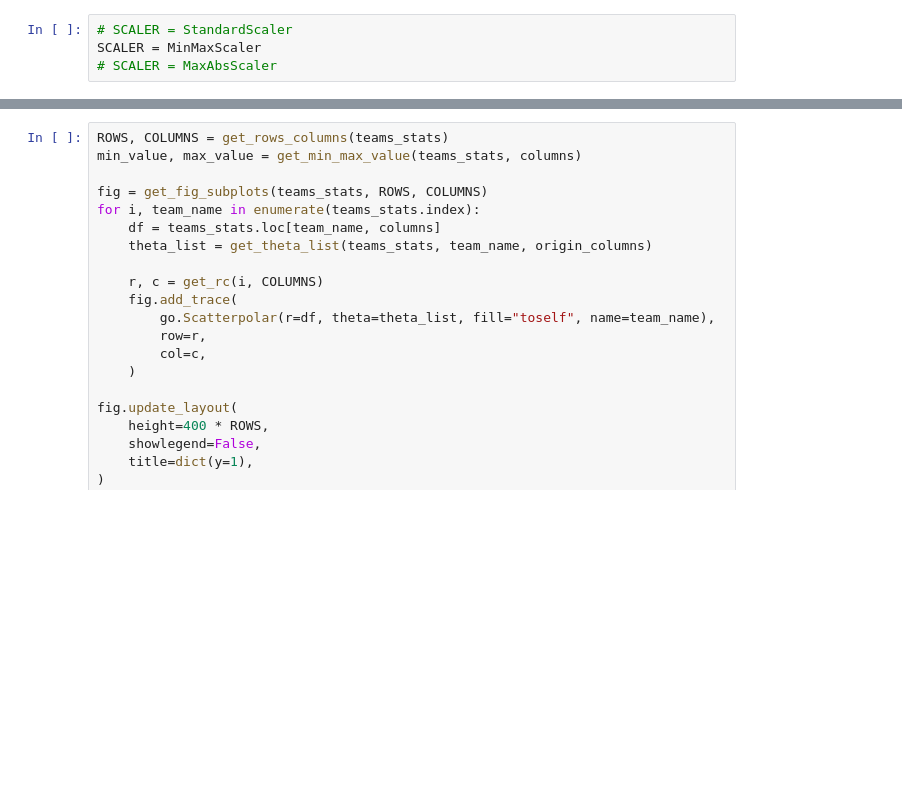
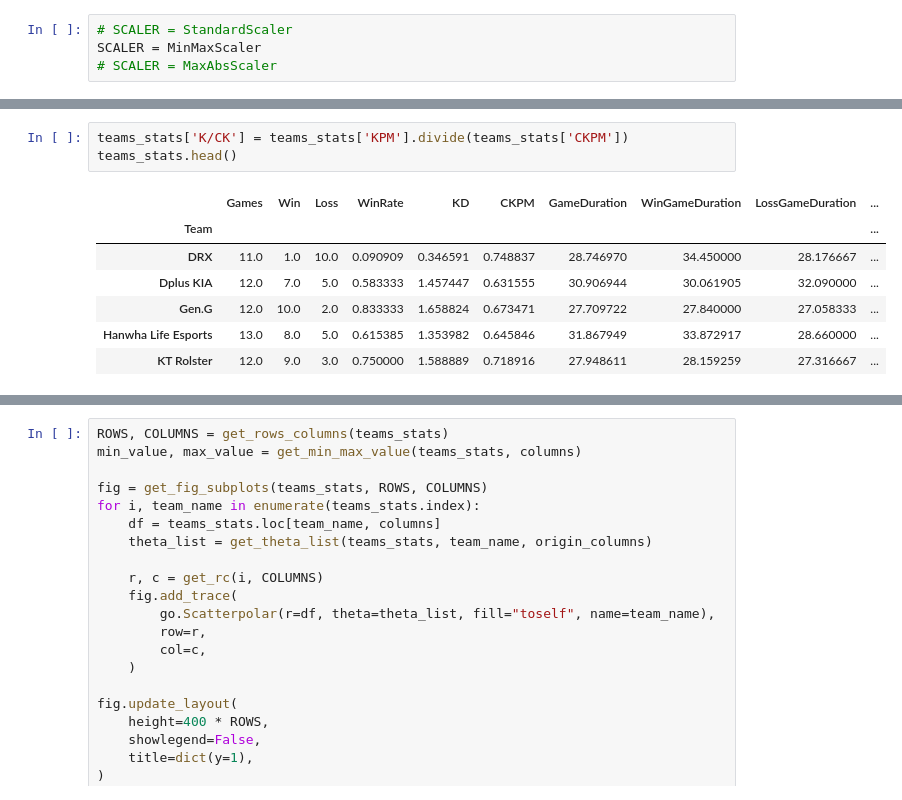
Before and after one commit to posky/LoL-Esports, a Jupyter notebook: lol_stats.ipynb, the cells around one changed output, grey strips where cells are left out. Cells and saved outputs as stored; diff of their text form; blank space fills up the shorter version.

```diff
--- a/lol_stats.ipynb
+++ b/lol_stats.ipynb
@@ -87,4 +91,15 @@ teams_stats.head()
 | KT Rolster | 12.0 | 9.0 | 3.0 | 0.750000 | 1.588889 | 0.718916 | 27.948611 | 28.159259 | 27.316667 | ... |
+# %%
+teams_stats['K/CK'] = teams_stats['KPM'].divide(teams_stats['CKPM'])
+teams_stats.head()
+# %% [output]
+|  | Games | Win | Loss | WinRate | KD | CKPM | GameDuration | WinGameDuration | LossGameDuration | ... |
+| Team |  |  |  |  |  |  |  |  |  | ... |
+| DRX | 11.0 | 1.0 | 10.0 | 0.090909 | 0.346591 | 0.748837 | 28.746970 | 34.450000 | 28.176667 | ... |
+| Dplus KIA | 12.0 | 7.0 | 5.0 | 0.583333 | 1.457447 | 0.631555 | 30.906944 | 30.061905 | 32.090000 | ... |
+| Gen.G | 12.0 | 10.0 | 2.0 | 0.833333 | 1.658824 | 0.673471 | 27.709722 | 27.840000 | 27.058333 | ... |
+| Hanwha Life Esports | 13.0 | 8.0 | 5.0 | 0.615385 | 1.353982 | 0.645846 | 31.867949 | 33.872917 | 28.660000 | ... |
+| KT Rolster | 12.0 | 9.0 | 3.0 | 0.750000 | 1.588889 | 0.718916 | 27.948611 | 28.159259 | 27.316667 | ... |
 # %%
 fig, ax = plt.subplots(1, 1, figsize=(15, 15))
 ax.set_xlim(teams_stats["GDPM"].min() - 25, teams_stats["GDPM"].max() + 25)
```
Also changed, not shown: parts of 19 cells of this notebook.
